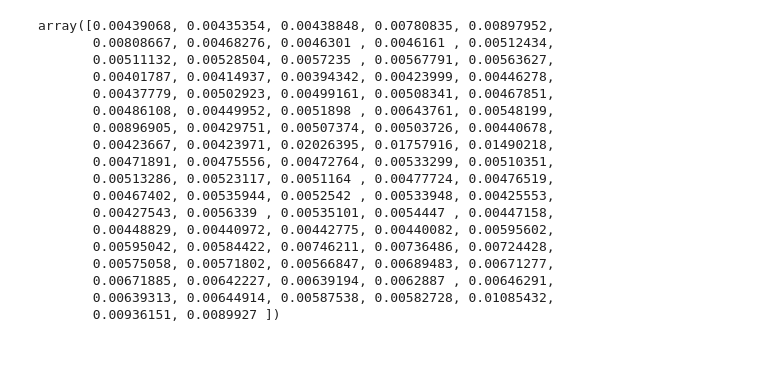
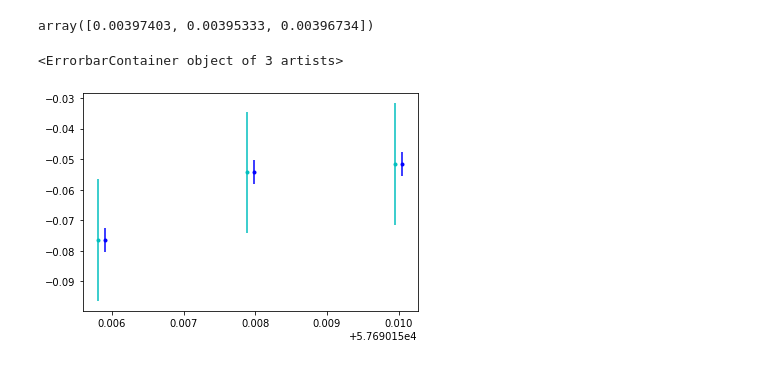
Before and after one commit to MalteBrinch/Master-Thesis-Code, a Jupyter notebook: Data plot.ipynb, the cells around one changed output. Cells and saved outputs as stored; diff of their text form; code cells hidden in the pictures.

```diff
--- a/Data plot.ipynb
+++ b/Data plot.ipynb
@@ -193,21 +235,10 @@ array([1.45619995, 0.03655153, 2.97371925, 1.45749363, 3.84993334,
 # %%
-ygerr
+ygerr[0:3]
 # %% [output]
-array([0.00439068, 0.00435354, 0.00438848, 0.00780835, 0.00897952,
-       0.00808667, 0.00468276, 0.0046301 , 0.0046161 , 0.00512434,
-       0.00511132, 0.00528504, 0.0057235 , 0.00567791, 0.00563627,
-       0.00401787, 0.00414937, 0.00394342, 0.00423999, 0.00446278,
-       0.00437779, 0.00502923, 0.00499161, 0.00508341, 0.00467851,
-       0.00486108, 0.00449952, 0.0051898 , 0.00643761, 0.00548199,
-       0.00896905, 0.00429751, 0.00507374, 0.00503726, 0.00440678,
-       0.00423667, 0.00423971, 0.02026395, 0.01757916, 0.01490218,
-       0.00471891, 0.00475556, 0.00472764, 0.00533299, 0.00510351,
-       0.00513286, 0.00523117, 0.0051164 , 0.00477724, 0.00476519,
-       0.00467402, 0.00535944, 0.0052542 , 0.00533948, 0.00425553,
-       0.00427543, 0.0056339 , 0.00535101, 0.0054447 , 0.00447158,
-       0.00448829, 0.00440972, 0.00442775, 0.00440082, 0.00595602,
-       0.00595042, 0.00584422, 0.00746211, 0.00736486, 0.00724428,
-       0.00575058, 0.00571802, 0.00566847, 0.00689483, 0.00671277,
-       0.00671885, 0.00642227, 0.00639194, 0.0062887 , 0.00646291,
-       0.00639313, 0.00644914, 0.00587538, 0.00582728, 0.01085432,
-       0.00936151, 0.0089927 ])
+array([0.00397403, 0.00395333, 0.00396734])
+# %%
+plt.errorbar(0.0001+xg[0:3], yg[0:3], ygerr[0:3],fmt='b.',label='g')
+plt.errorbar(xg[0:3], yg[0:3], 5*ygerr[0:3],fmt='c.',label='g')
+# %% [output]
+<ErrorbarContainer object of 3 artists>
+[figure, added]
```
Also changed, not shown: parts of 15 cells of this notebook.
